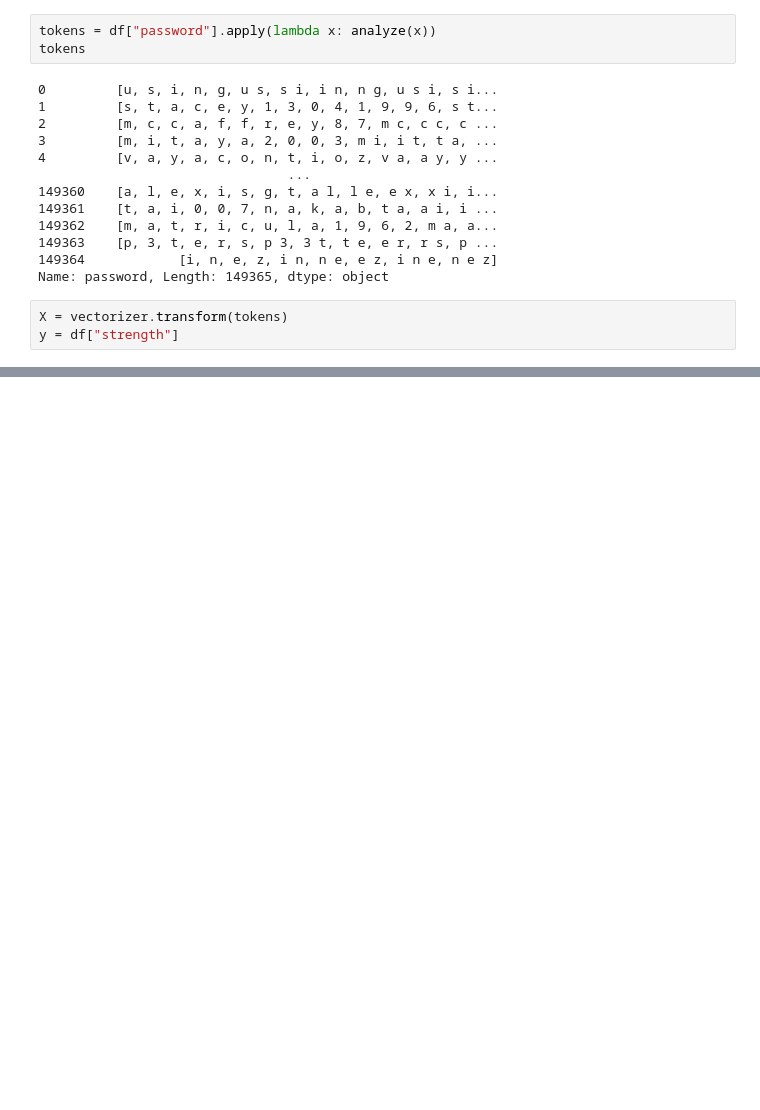
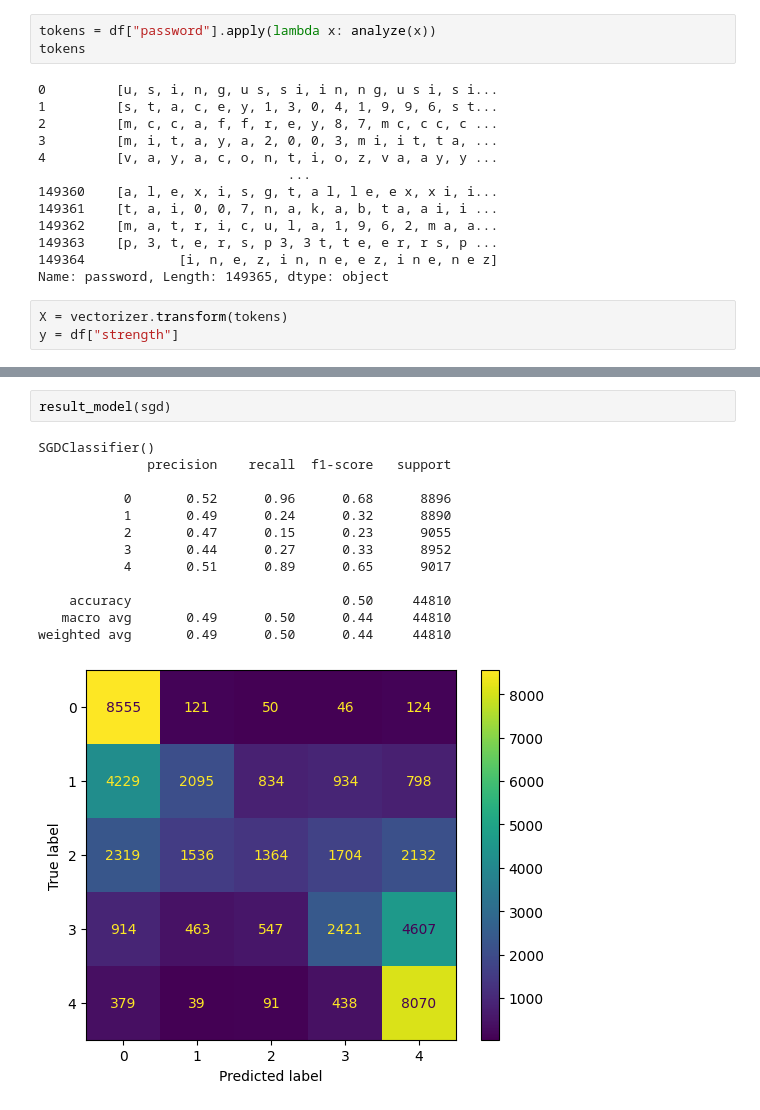
Before and after one commit to KarthikUdyawar/passwordometer, a Jupyter notebook: model.ipynb, the cells around one changed output, grey strips where cells are left out. Saved outputs shown, nothing was run; the diff lists cells and outputs as text; blank space fills up the shorter version.

```diff
--- a/model.ipynb
+++ b/model.ipynb
@@ -125,0 +158,16 @@ y = df["strength"]
+# %%
+result_model(sgd)
+# %% [output]
+SGDClassifier()
+              precision    recall  f1-score   support
+
+           0       0.52      0.96      0.68      8896
+           1       0.49      0.24      0.32      8890
+           2       0.47      0.15      0.23      9055
+           3       0.44      0.27      0.33      8952
+           4       0.51      0.89      0.65      9017
+
+    accuracy                           0.50     44810
+   macro avg       0.49      0.50      0.44     44810
+weighted avg       0.49      0.50      0.44     44810
+[figure, added]
```
Also changed, not shown: parts of 20 cells of this notebook.
